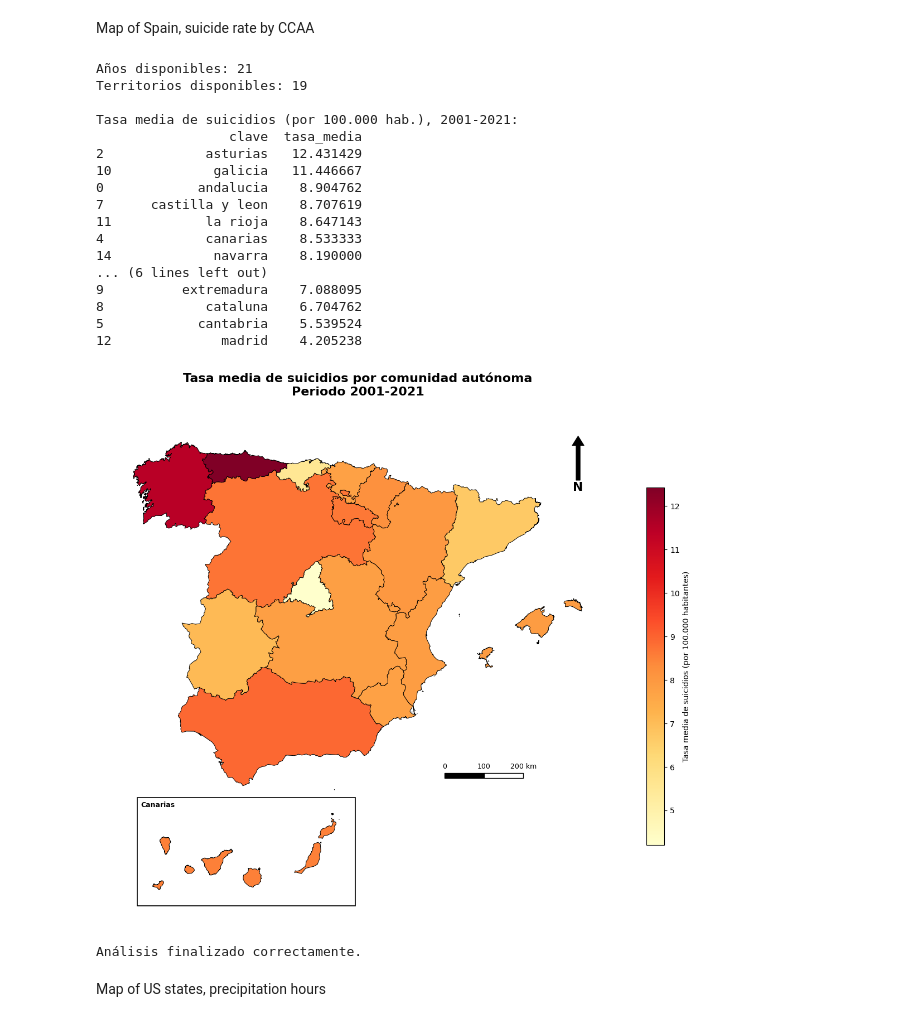
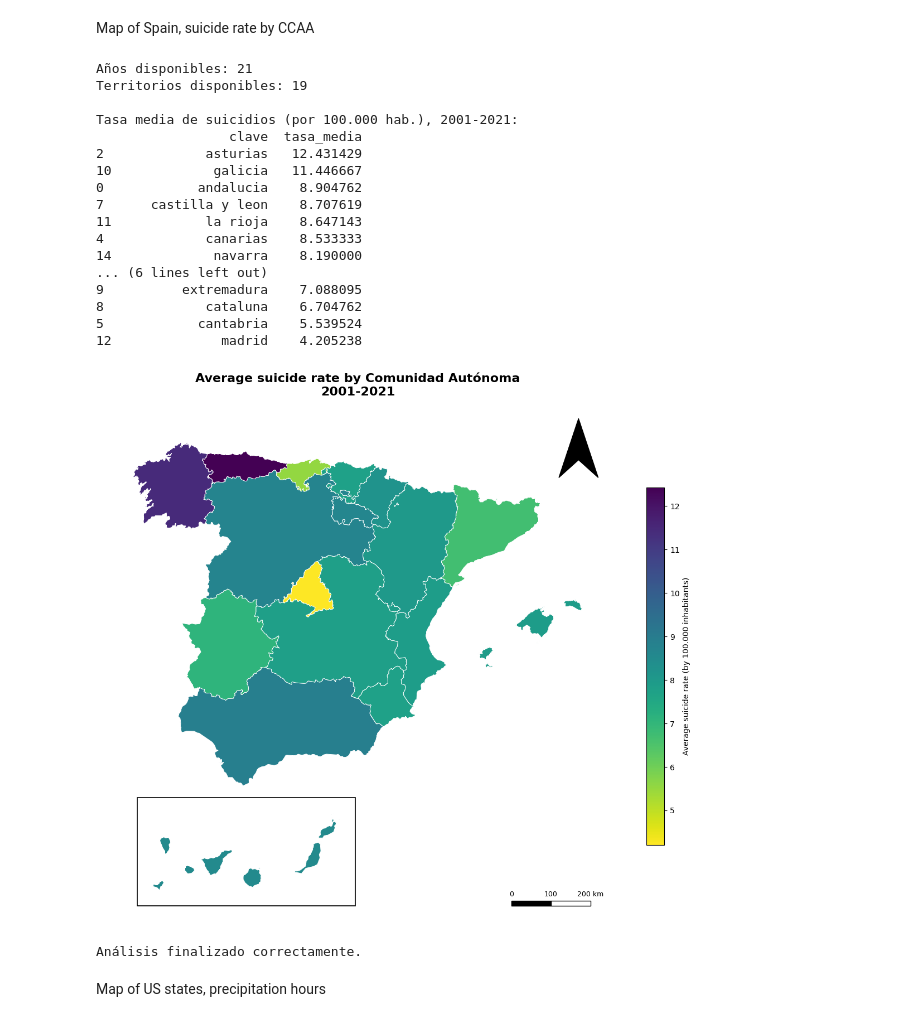
Before and after one commit to Edgarhdzm/Data-analysis-mental-health-and-weather, a Jupyter notebook: weather_suicide.ipynb, the cells around one changed output. Saved outputs shown, nothing was run; the diff lists cells and outputs as text; code cells hidden in the pictures.

```diff
--- a/weather_suicide.ipynb
+++ b/weather_suicide.ipynb
@@ -1952,13 +1952,18 @@ fig, ax = plt.subplots(figsize=(12, 10))
 
 mapa_plot.plot(
     column="tasa_media",
-    cmap="YlOrRd",
+    cmap="viridis_r",          # _r: más oscuro = tasa más alta
     linewidth=0.7,
-    edgecolor="black",
+    edgecolor="white",         # con colores oscuros, el borde negro se pierde
     legend=True,
-    missing_kwds={"color": "lightgrey", "label": "Sin datos"},
+    missing_kwds={
+        "color": "lightgrey",
+        "edgecolor": "white",
+        "hatch": "///",        # "Think bigger": textura además de color
+        "label": "Sin datos"
+    },
     legend_kwds={
-        "label": "Tasa media de suicidios (por 100.000 habitantes)",
+        "label": "Average suicide rate (by 100.000 inhabitants)",
         "orientation": "vertical",
         "shrink": 0.7
     },
@@ -1977,17 +1982,25 @@ ax.add_patch(Rectangle(
 ax.text(
     cx0 - margen + 10_000,
     cy1 + margen - 10_000,
-    "Canarias",
+    "",
     fontsize=9,
     fontweight="bold",
     va="top"
 )
 
-# ---- Barra de escala (200 km, en tramos de 100 km) ----
-sb_x0 = pen_maxx - 350_000
-sb_y0 = pen_miny + 30_000
+# Límites para que quepa todo (recuadro de Canarias incluido)
+ax.set_xlim(pen_minx - 80_000, pen_maxx + 80_000)
+ax.set_ylim(cy0 - margen - 40_000, pen_maxy + 80_000)
+
+# Esquinas reales del mapa (se usan para anclar escala y flecha)
+xmin, xmax = ax.get_xlim()
+ymin, ymax = ax.get_ylim()
+
+# ---- Barra de escala: esquina inferior derecha (200 km) ----
 tramo = 100_000
 alto = 12_000
+sb_x0 = xmax - 2 * tramo - 60_000
+sb_y0 = ymin + 40_000
 
 for i in range(2):
     ax.add_patch(Rectangle(
@@ -2006,27 +2019,28 @@ for i, etiqueta in enumerate(["0", "100", "200 km"]):
         ha="center", va="bottom", fontsize=9
     )
 
-# ---- Flecha del norte ----
-ax.annotate(
-    "N",
-    xy=(0.93, 0.95),
-    xytext=(0.93, 0.85),
-    xycoords="axes fraction",
-    textcoords="axes fraction",
-    ha="center",
-    va="center",
-    fontsize=16,
-    fontweight="bold",
-    arrowprops=dict(facecolor="black", width=5, headwidth=15)
-)
+# ---- Flecha del norte: esquina superior derecha ----
+alto_flecha = 150_000      # altura de la flecha (m)
+ancho_flecha = 100_000     # anchura de la flecha (m)
+fx = xmax - 90_000         # centro horizontal
+fy = ymax - 20_000         # punta de la flecha
 
-# Límites para que quepa todo
-ax.set_xlim(pen_minx - 80_000, pen_maxx + 80_000)
-ax.set_ylim(cy0 - margen - 40_000, pen_maxy + 80_000)
+ax.add_patch(Polygon(
+    [
+        (fx, fy),                                    # punta
+        (fx + ancho_flecha / 2, fy - alto_flecha),   # esquina inferior derecha
+        (fx, fy - 0.7 * alto_flecha),                # muesca central
+        (fx - ancho_flecha / 2, fy - alto_flecha),   # esquina inferior izquierda
+    ],
+    closed=True,
+    facecolor="black",
+    edgecolor="black",
+    linewidth=1
+))
 
 ax.set_title(
-    "Tasa media de suicidios por comunidad autónoma\n"
-    "Periodo 2001-2021",
+    "Average suicide rate by Comunidad Autónoma\n"
+    "2001-2021",
     fontsize=16,
     fontweight="bold",
     pad=20
@@ -2044,34 +2058,34 @@ plt.savefig(
 plt.show()
 
 # --------------------------------------------------
 # 8. EXPORTAR LOS RESULTADOS
 # --------------------------------------------------
 
 tasa[["clave", "tasa_media"]].to_csv(
     "tasa_media_suicidios_por_comunidad.csv",
     index=False
 )
 
 print("\nAnálisis finalizado correctamente.")
 # %% [output]
 Años disponibles: 21
 Territorios disponibles: 19
 
 Tasa media de suicidios (por 100.000 hab.), 2001-2021:
                  clave  tasa_media
 2             asturias   12.431429
 10             galicia   11.446667
 0            andalucia    8.904762
 7      castilla y leon    8.707619
 11            la rioja    8.647143
 4             canarias    8.533333
 14             navarra    8.190000
 ... (6 lines left out)
 9          extremadura    7.088095
 8             cataluna    6.704762
 5            cantabria    5.539524
 12              madrid    4.205238
-[figure, old version]
+[figure, new version]
 Análisis finalizado correctamente.
 # %% [markdown]
 Map of US states, precipitation hours
```
Also changed, not shown: parts of 5 cells of this notebook.
